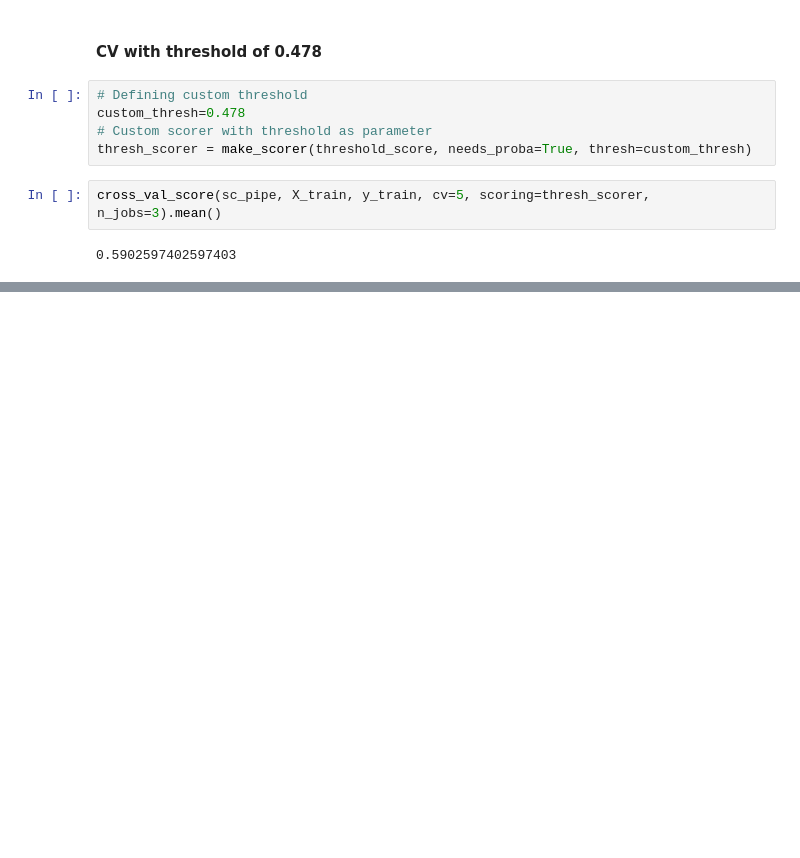
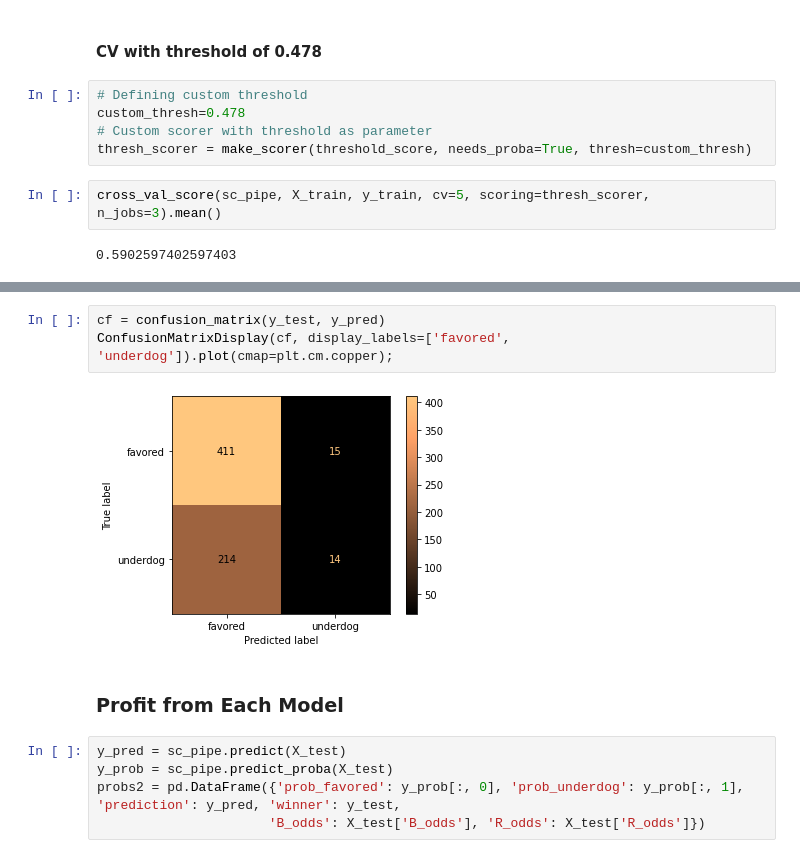
Before and after one commit to Ben-Gilbert333/Predicting_UFC_Winners, a Jupyter notebook: predicting_ufc_winners.ipynb, the cells around one changed output, grey strips where cells are left out. Cells and saved outputs as stored; diff of their text form; blank space fills up the shorter version.

```diff
--- a/predicting_ufc_winners.ipynb
+++ b/predicting_ufc_winners.ipynb
@@ -1636,0 +1642,12 @@ cross_val_score(sc_pipe, X_train, y_train, cv=5, scoring=thresh_scorer, n_jobs=3
+# %%
+cf = confusion_matrix(y_test, y_pred)
+ConfusionMatrixDisplay(cf, display_labels=['favored', 'underdog']).plot(cmap=plt.cm.copper);
+# %% [output]
+[figure, added]
+# %% [markdown]
+### Profit from Each Model
+# %%
+y_pred = sc_pipe.predict(X_test)
+y_prob = sc_pipe.predict_proba(X_test)
+probs2 = pd.DataFrame({'prob_favored': y_prob[:, 0], 'prob_underdog': y_prob[:, 1], 'prediction': y_pred, 'winner': y_test,
+                      'B_odds': X_test['B_odds'], 'R_odds': X_test['R_odds']})
```
Also changed, not shown: parts of 14 cells of this notebook, 3 other files.
